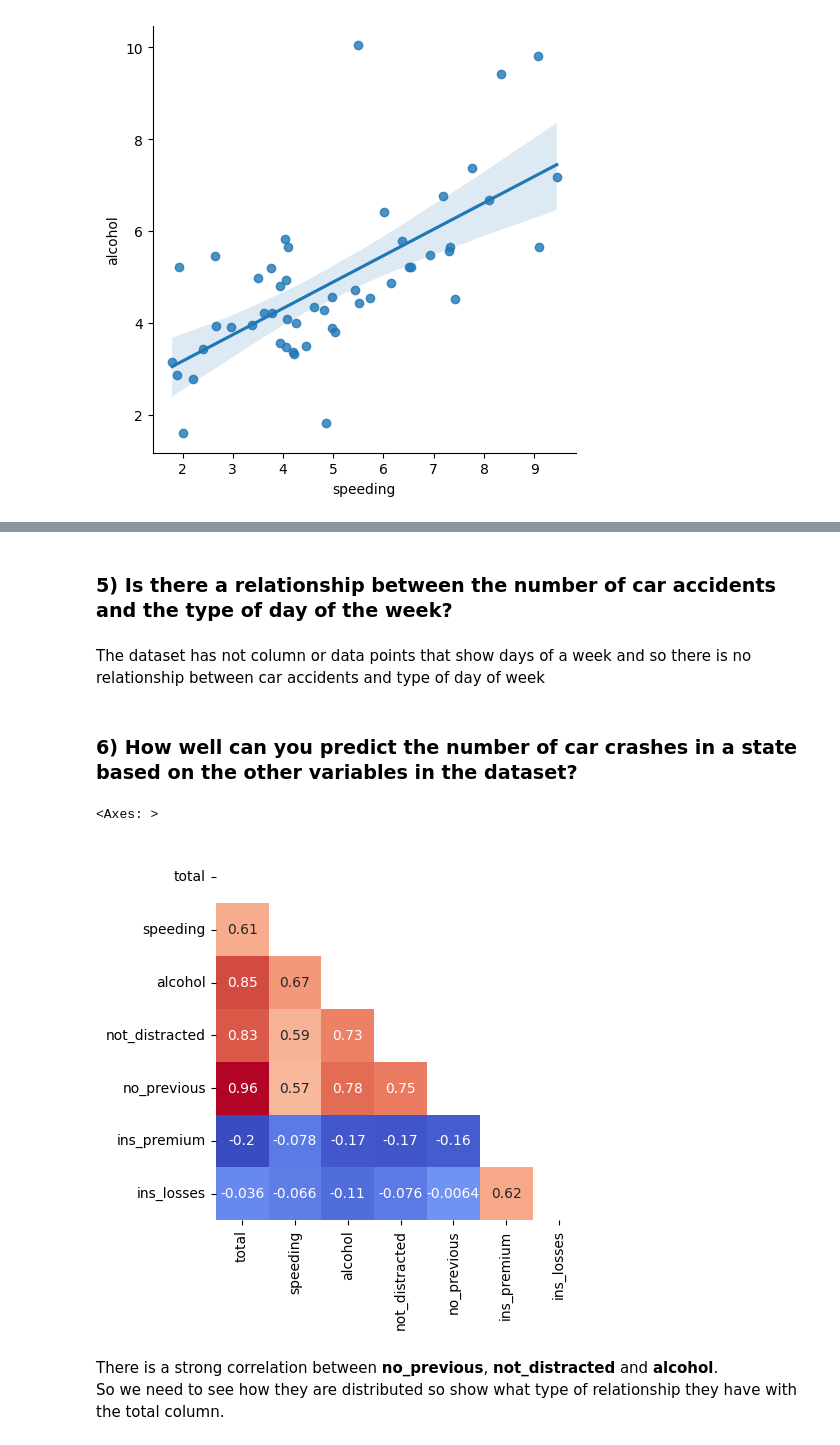
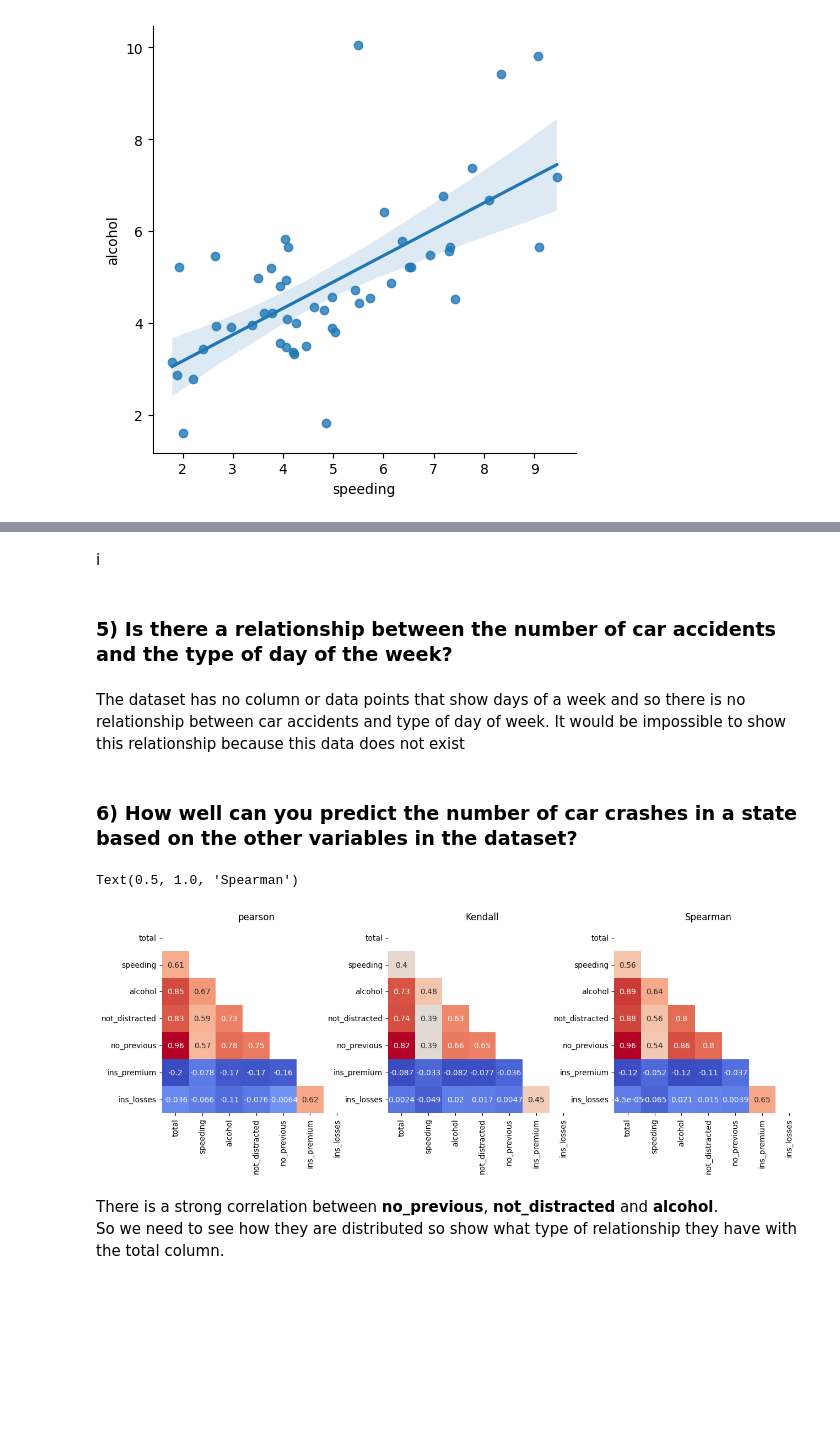
Before and after one commit to MugaRay/Data-Science-2b, a Jupyter notebook: prac_2b.ipynb, the cells around one changed output, grey strips where cells are left out. Drawn from its saved outputs; the diff is of its cells as text; code cells hidden in the pictures; blank space fills up the shorter version.

```diff
--- a/prac_2b.ipynb
+++ b/prac_2b.ipynb
@@ -74,21 +95,36 @@ sns.lmplot(data=df, x="speeding", y="alcohol")
+# %% [markdown]
+i
 # %% [markdown]
 ### 5) Is there a relationship between the number of car accidents and the type of day of the week?
 # %% [markdown]
-The dataset has not column or data points that show days of a week and so there is no relationship between car accidents and type of day of week
+The dataset has no column or data points that show days of a week and so there is no relationship between car accidents and type of day of week. It would be impossible to show this relationship because this data does not exist
 # %% [markdown]
 ### 6) How well can you predict the number of car crashes in a state based on the other variables in the dataset?
 # %%
 # we can use linear regression to predict this
-# y variable could be
+# y variable could be total
 
 # removing the abbrev for the corr heatmap
-df_corr = df.drop(axis=1, labels=["abbrev"])
+df_linear = df.drop(axis=1, labels=["abbrev"])
 
-mask = np.triu(df_corr.corr())
-sns.heatmap(df_corr.corr(), cmap="coolwarm",annot=True, cbar=False, square=True, mask=mask)
+pearson = df_linear.corr(method="pearson")
+kendall = df_linear.corr(method="kendall")
+spearman = df_linear.corr(method="spearman")
+
+mask = np.triu(df_linear.corr())
+
+fig, axis = plt.subplots(ncols=3, figsize=(15, 8))
+sns.heatmap(pearson, cmap="coolwarm",annot=True, cbar=False, square=True, mask=mask, ax=axis[0])
+axis[0].set_title("pearson")
+
+sns.heatmap(kendall, cmap="coolwarm",annot=True, cbar=False, square=True, mask=mask, ax=axis[1])
+axis[1].set_title("Kendall")
+
+sns.heatmap(spearman, cmap="coolwarm",annot=True, cbar=False, square=True, mask=mask, ax=axis[2])
+axis[2].set_title("Spearman")
 # %% [output]
-<Axes: >
+Text(0.5, 1.0, 'Spearman')
-[figure, old version]
+[figure, new version]
 # %% [markdown]
 There is a strong correlation between **no_previous**, **not_distracted** and **alcohol**.
 So we need to see how they are distributed so show what type of relationship they have with the total column.
```
Also changed, not shown: parts of 27 cells of this notebook, 1 other file.
